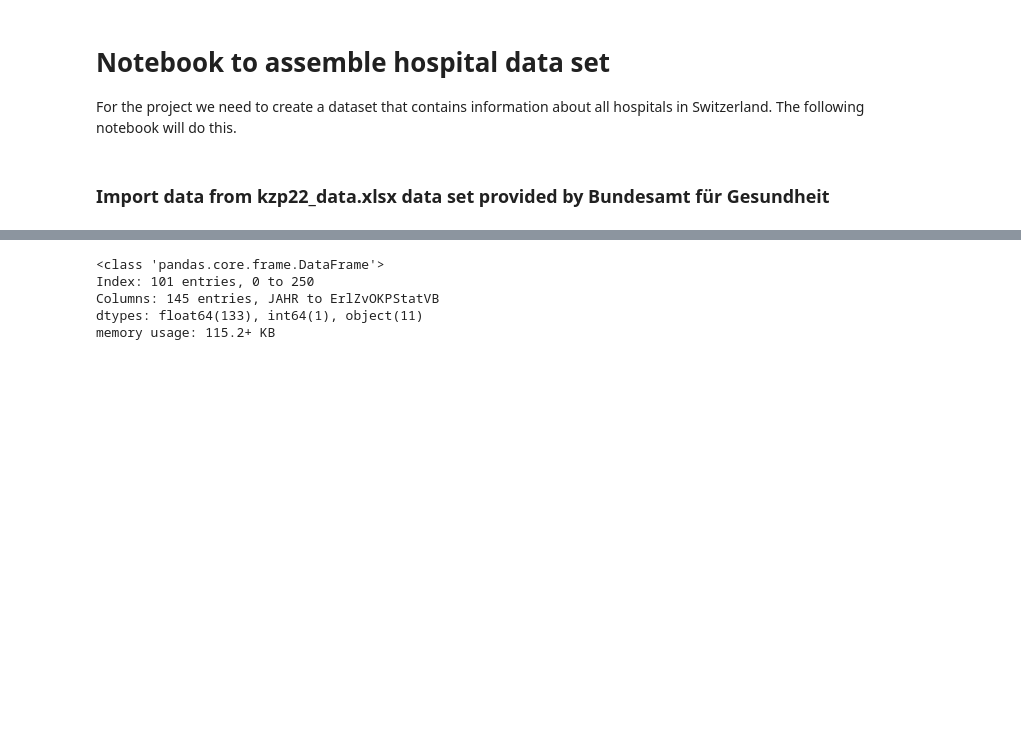
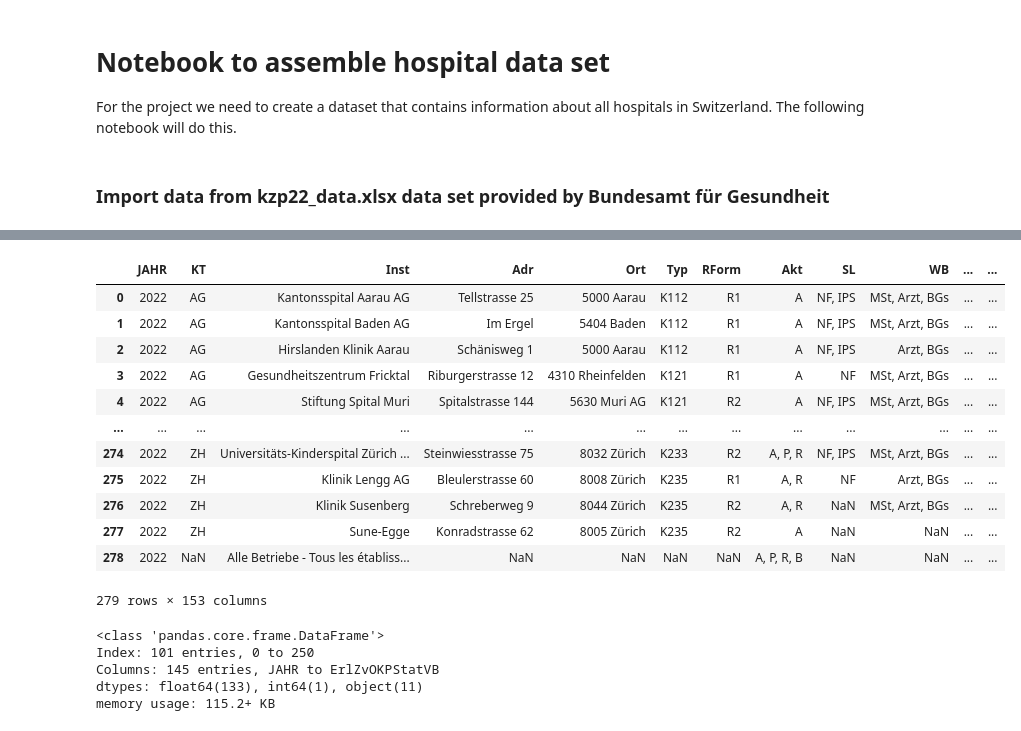
Before and after one commit to 111ark/swiss-hospital-occupancy, a Jupyter notebook: notebooks/hospitals_geolocated.ipynb, the cells around one changed output, grey strips where cells are left out. Drawn from its saved outputs; the diff is of its cells as text; code cells hidden in the pictures; blank space fills up the shorter version.

```diff
--- a/notebooks/hospitals_geolocated.ipynb
+++ b/notebooks/hospitals_geolocated.ipynb
@@ -22,3 +45,53 @@ raw_data.head()
+# %%
+# df = pd.concat([raw_data, location_data], axis=1)
+
+# df_m = df.columns
+df
+# cols2
+# df_m
+# cols = list(df.columns.values)
+# merged_df = df[[cols2]]
+# merged_df
+
+# s = df.columns
+
+
+# def move_last_to_position(series, position):
+#     last_value = series.iloc[-1]  # Get the last value
+#     series = series.drop(series.index[-1])  # Drop the last value
+#     series = pd.concat([series.iloc[:position], pd.Series([last_value]), series.iloc[position:]]).reset_index(drop=True)
+#     return series
+
+# # Example usage
+# df['column'] = move_last_to_position(df['column'], 6)
+
+
+# def move_last_column_to_position(df, position):
+#     last_column = df.columns[-1]  # Get the last column name
+#     cols = df.columns.tolist()  # Convert column names to a list
+#     cols.remove(last_column)  # Remove the last column
+#     # Insert the last column name at the desired position (6th position is index 5)
+#     cols.insert(position - 1, last_column)
+#     # Reorder the DataFrame
+#     df = df[cols]
+#     return df
+
+# # Example usage
+# df = move_last_column_to_position(df, 6)
+# %% [output]
+|  | JAHR | KT | Inst | Adr | Ort | Typ | RForm | Akt | SL | WB | ... | ... |
+| 0 | 2022 | AG | Kantonsspital Aarau AG | Tellstrasse 25 | 5000 Aarau | K112 | R1 | A | NF, IPS | MSt, Arzt, BGs | ... | ... |
+| 1 | 2022 | AG | Kantonsspital Baden AG | Im Ergel | 5404 Baden | K112 | R1 | A | NF, IPS | MSt, Arzt, BGs | ... | ... |
+| 2 | 2022 | AG | Hirslanden Klinik Aarau | Schänisweg 1 | 5000 Aarau | K112 | R1 | A | NF, IPS | Arzt, BGs | ... | ... |
+| 3 | 2022 | AG | Gesundheitszentrum Fricktal | Riburgerstrasse 12 | 4310 Rheinfelden | K121 | R1 | A | NF | MSt, Arzt, BGs | ... | ... |
+| 4 | 2022 | AG | Stiftung Spital Muri | Spitalstrasse 144 | 5630 Muri AG | K121 | R2 | A | NF, IPS | MSt, Arzt, BGs | ... | ... |
+| ... | ... | ... | ... | ... | ... | ... | ... | ... | ... | ... | ... | ... |
+| 274 | 2022 | ZH | Universitäts-Kinderspital Zürich ... | Steinwiesstrasse 75 | 8032 Zürich | K233 | R2 | A, P, R | NF, IPS | MSt, Arzt, BGs | ... | ... |
+| 275 | 2022 | ZH | Klinik Lengg AG | Bleulerstrasse 60 | 8008 Zürich | K235 | R1 | A, R | NF | Arzt, BGs | ... | ... |
+| 276 | 2022 | ZH | Klinik Susenberg | Schreberweg 9 | 8044 Zürich | K235 | R2 | A, R | NaN | MSt, Arzt, BGs | ... | ... |
+| 277 | 2022 | ZH | Sune-Egge | Konradstrasse 62 | 8005 Zürich | K235 | R2 | A | NaN | NaN | ... | ... |
+| 278 | 2022 | NaN | Alle Betriebe - Tous les établiss... | NaN | NaN | NaN | NaN | A, P, R, B | NaN | NaN | ... | ... |
+279 rows × 153 columns
 # %%
 # buildings= pd.read_csv("Starbucks in California.csv")
 # buildings.head()
```
Also changed, not shown: parts of 2 cells of this notebook, 2 other files.
